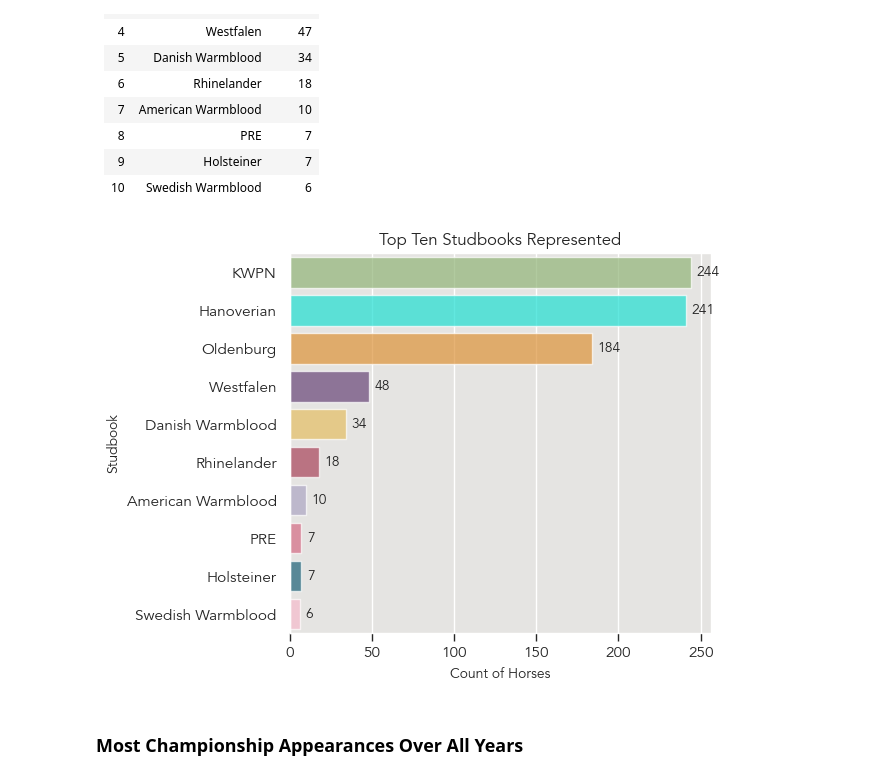
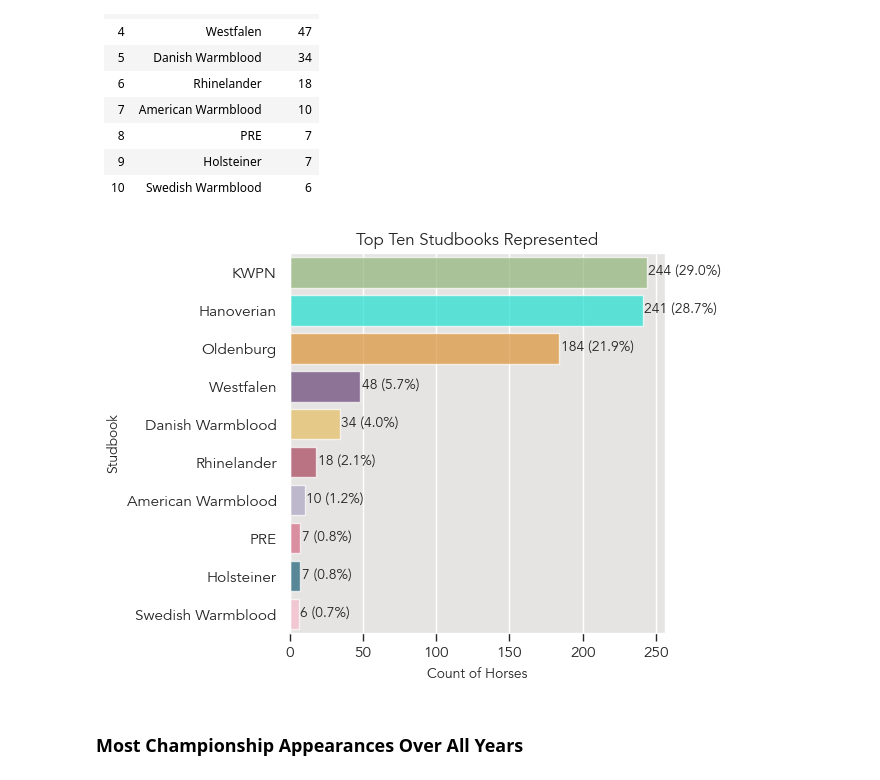
Before and after one commit to siobyrne/young-dressage-horse-program-analysis, a Jupyter notebook: younghorse.ipynb, the cells around one changed output. Drawn from its saved outputs; the diff is of its cells as text; code cells hidden in the pictures.

Commit message:
Add percentages to studbook and country bar charts, rearrange IPYNB file, edit README.md

```diff
--- a/younghorse.ipynb
+++ b/younghorse.ipynb
@@ -636,7 +638,7 @@ ax = sns.countplot(
 
 # add annotation for count and percentage of each level
 for p in ax.patches:
-    ax.annotate("{:0,.0f} ({:,.2f}%)".format(p.get_height(), p.get_height()*100/top_ten_count), (p.get_x() + p.get_width()/2, p.get_height() + 3), ha = 'center', va = 'bottom', fontsize=9)
+    ax.annotate("{:0,.0f} ({:,.1f}%)".format(p.get_height(), p.get_height()*100/top_ten_count), (p.get_x() + p.get_width()/2, p.get_height() + 3), ha = 'center', va = 'bottom', fontsize=9)
 
 # set title, xlabel, and ylabel
 plt.title('FEI Horses in the Top Ten by Level')
@@ -706,7 +708,7 @@ ax = sns.histplot(x='ScoreRank',  hue='HighestLevel', palette=color_palette, alp
 
 # add annotation for count and percentage of each level
 for p in ax.patches:
-    ax.annotate("{:0,.0f}\n({:,.2f}%)".format(p.get_height(), p.get_height()*100/fei_count), (p.get_x() + p.get_width()/2, p.get_height() + 2), ha = 'center', va = 'bottom', fontsize=8.5)
+    ax.annotate("{:0,.0f}\n({:,.1f}%)".format(p.get_height(), p.get_height()*100/fei_count), (p.get_x() + p.get_width()/2, p.get_height() + 2), ha = 'center', va = 'bottom', fontsize=8.5)
 
 # set title, xlabel, and ylabel
 plt.title('FEI Horses Scoring 7.5 or Over vs Scoring Under 7.5')
@@ -725,7 +727,7 @@ See the caveats in the documentation: https://pandas.pydata.org/pandas-docs/stab
   scores_df['ScoreRank'] = scores_df['OverallScore'].apply(check_score)
 [figure]
 # %%
-ax = plt.subplots(figsize=(6, 5 the ))
+ax = plt.subplots(figsize=(6, 5))
 
 # set options for countplot
 ax = sns.countplot(
@@ -738,7 +740,7 @@ ax = sns.countplot(
 
 # add annotation for count and percentage of each score group
 for p in ax.patches:
-    ax.annotate("{:0,.0f}\n({:,.2f}%)".format(p.get_height(), p.get_height()*100/fei_count), (p.get_x() + p.get_width()/2, p.get_height() + 2), ha = 'center', va = 'bottom', fontsize=8.5)
+    ax.annotate("{:0,.0f}\n({:,.1f}%)".format(p.get_height(), p.get_height()*100/fei_count), (p.get_x() + p.get_width()/2, p.get_height() + 2), ha = 'center', va = 'bottom', fontsize=8.5)
 
 # set title, xlabel, and ylabel
 ax.set_title('FEI Horses Scoring 7.5 or Over vs Scoring Under 7.5', pad=20)
@@ -1446,3 +1426,25 @@ usa_percentage = round(usa_percentage, 2)
 print(f"The percentage of horses bred in the USA is {usa_percentage}%.")
 # %% [output]
 The percentage of horses bred in the USA is 36.5%.
+# %%
+# create a bar chart of horses by country bred
+ax = sns.countplot(
+   y = 'Country',
+   data = horse_df,
+   palette = color_palette,
+   alpha= 0.7
+)
+
+
+# add annotation for count and percentage of horses bred in each country
+for p in ax.patches:
+    ax.annotate("{:0,.0f} ({:,.1f}%)".format(p.get_width(), p.get_width()*100/all_horses), (p.get_x() + p.get_width() + 1, p.get_y() + .4), ha = 'left', va = 'center')
+
+# set title and xlabel
+plt.title('Horses by Country Bred')
+plt.xlabel('Count of Horses')
+
+# save and show figure
+plt.tight_layout()
+plt.savefig('images/horses-by-country.png')
+plt.show()
@@ -1928,28 +1932,31 @@ top_studbooks.columns = ['Studbook', 'Count']
 # %%
 # create a bar chart of the top ten studbooks represented
 
 # set options for the countplot
-studbook_chart = sns.countplot(
+ax = sns.countplot(
    y = 'Studbook',
    data = horse_df,
    palette = color_palette_10,
    alpha = 0.7,
    order = horse_df['Studbook'].value_counts().iloc[:10].index
 )
 
-# add bar label
-studbook_chart.bar_label(studbook_chart.containers[0], padding=4)
+
+# add annotation for count and percentage of horses from each studbook
+for p in ax.patches:
+    ax.annotate("{:0,.0f} ({:,.1f}%)".format(p.get_width(), p.get_width()*100/all_horses), (p.get_x() + p.get_width() + 1, p.get_y() + .4), ha = 'left', va = 'center')
+
 
 # set title and xlabel
 plt.title('Top Ten Studbooks Represented')
 plt.xlabel('Count of Horses')
 
 # show and save figure
 plt.tight_layout()
 plt.savefig('images/top-10-studbooks.png')
 plt.show()
 # %% [output]
-[figure, old version]
+[figure, new version]
 # %% [markdown]
 ### Most Championship Appearances Over All Years
 # %%
```
Also changed, not shown: parts of 11 cells of this notebook, 13 other files.
